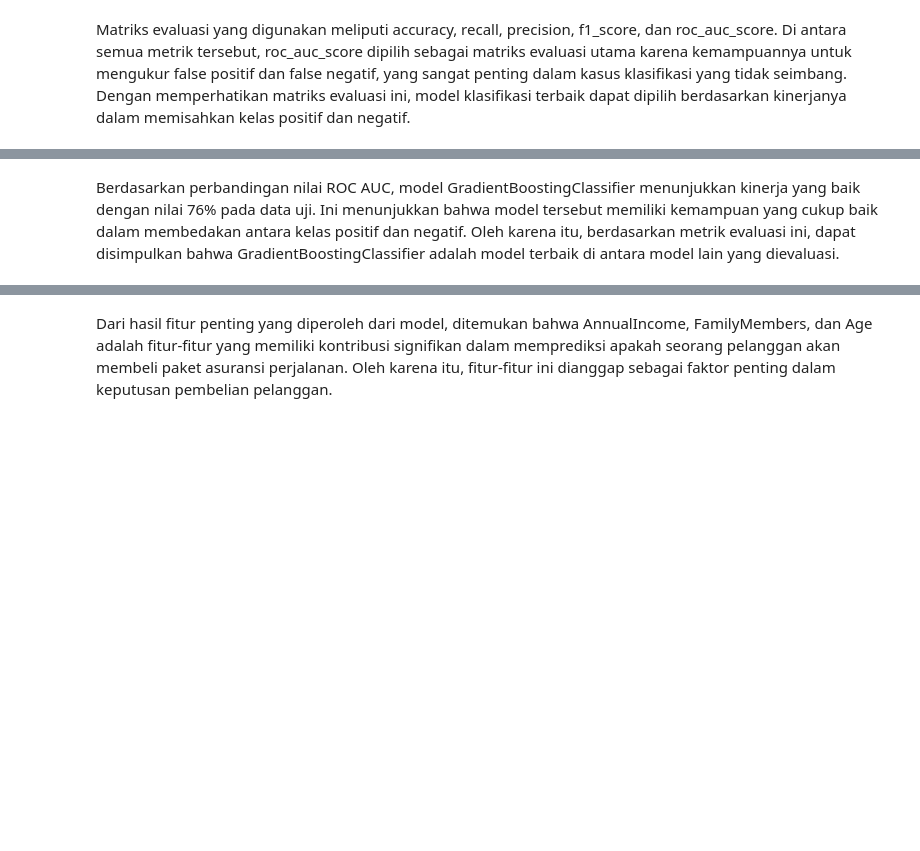
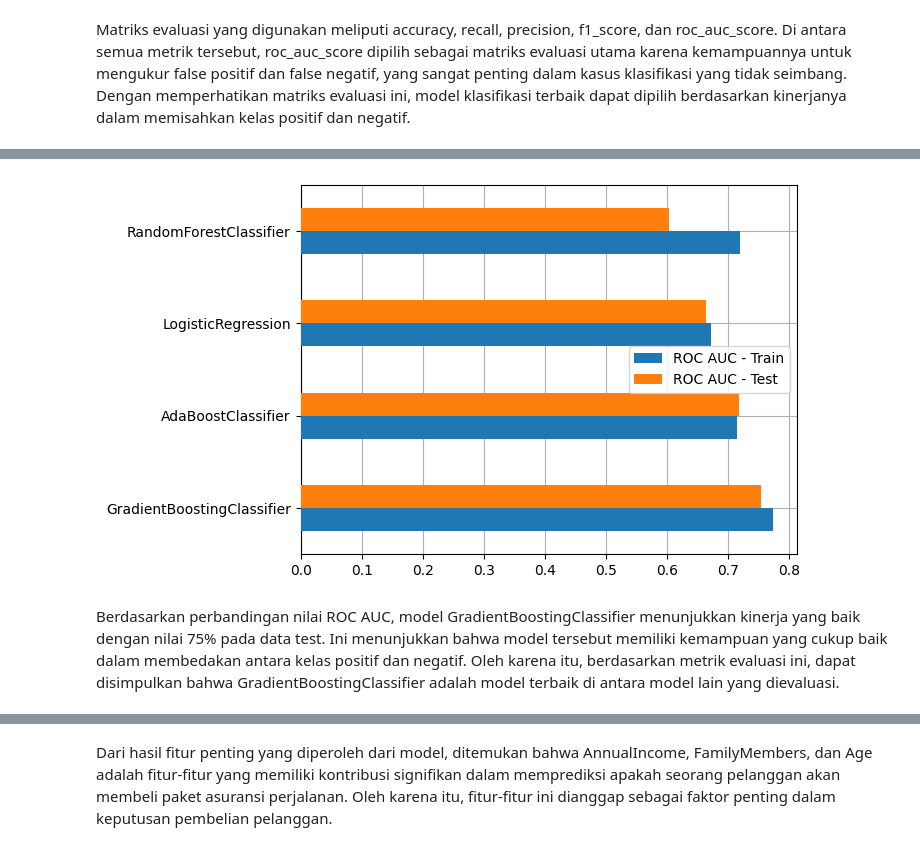
Before and after one commit to mfathul21/travel-insurance, a Jupyter notebook: Proyek_Pertama_Predictive_Analytics.ipynb, the cells around one changed output, grey strips where cells are left out. Cells and saved outputs as stored; diff of their text form; code cells hidden in the pictures; blank space fills up the shorter version.

```diff
--- a/Proyek_Pertama_Predictive_Analytics.ipynb
+++ b/Proyek_Pertama_Predictive_Analytics.ipynb
@@ -623,0 +608,8 @@ plt.show()
+# %%
+df_lr_test = evaluate_test(logreg, X_test, y_test)
+df_rfc_test = evaluate_test(rfc, X_test, y_test)
+df_gbc_test = evaluate_test(gbc, X_test, y_test)
+df_ada_test = evaluate_test(ada, X_test, y_test)
+
+df_eval_test = pd.concat([df_lr_test, df_rfc_test, df_gbc_test, df_ada_test], axis=0)
+df_eval_test
@@ -623,0 +624,4 @@ plt.show()
+# %%
+df_eval_roc = pd.concat([df_eval_train['roc_auc_score'], df_eval_test['roc_auc_score']], axis=1)
+df_eval_roc.columns = ['ROC AUC - Train', 'ROC AUC - Test']
+df_eval_roc
@@ -624,5 +634,11 @@ plt.show()
+# %%
+fig, ax = plt.subplots()
+df_eval_roc.sort_values(by='ROC AUC - Test', ascending=False).plot(kind='barh', ax=ax, zorder=3)
+ax.grid(zorder=0)
+# %% [output]
+[figure, added]
 # %% [markdown]
-Berdasarkan perbandingan nilai ROC AUC, model GradientBoostingClassifier menunjukkan kinerja yang baik dengan nilai 76% pada data uji. Ini menunjukkan bahwa model tersebut memiliki kemampuan yang cukup baik dalam membedakan antara kelas positif dan negatif. Oleh karena itu, berdasarkan metrik evaluasi ini, dapat disimpulkan bahwa GradientBoostingClassifier adalah model terbaik di antara model lain yang dievaluasi.
+Berdasarkan perbandingan nilai ROC AUC, model GradientBoostingClassifier menunjukkan kinerja yang baik dengan nilai 75% pada data test. Ini menunjukkan bahwa model tersebut memiliki kemampuan yang cukup baik dalam membedakan antara kelas positif dan negatif. Oleh karena itu, berdasarkan metrik evaluasi ini, dapat disimpulkan bahwa GradientBoostingClassifier adalah model terbaik di antara model lain yang dievaluasi.
 # %%
 show_feature_importance(gbc)
 # %% [output]
```
Also changed, not shown: parts of 31 cells of this notebook.
